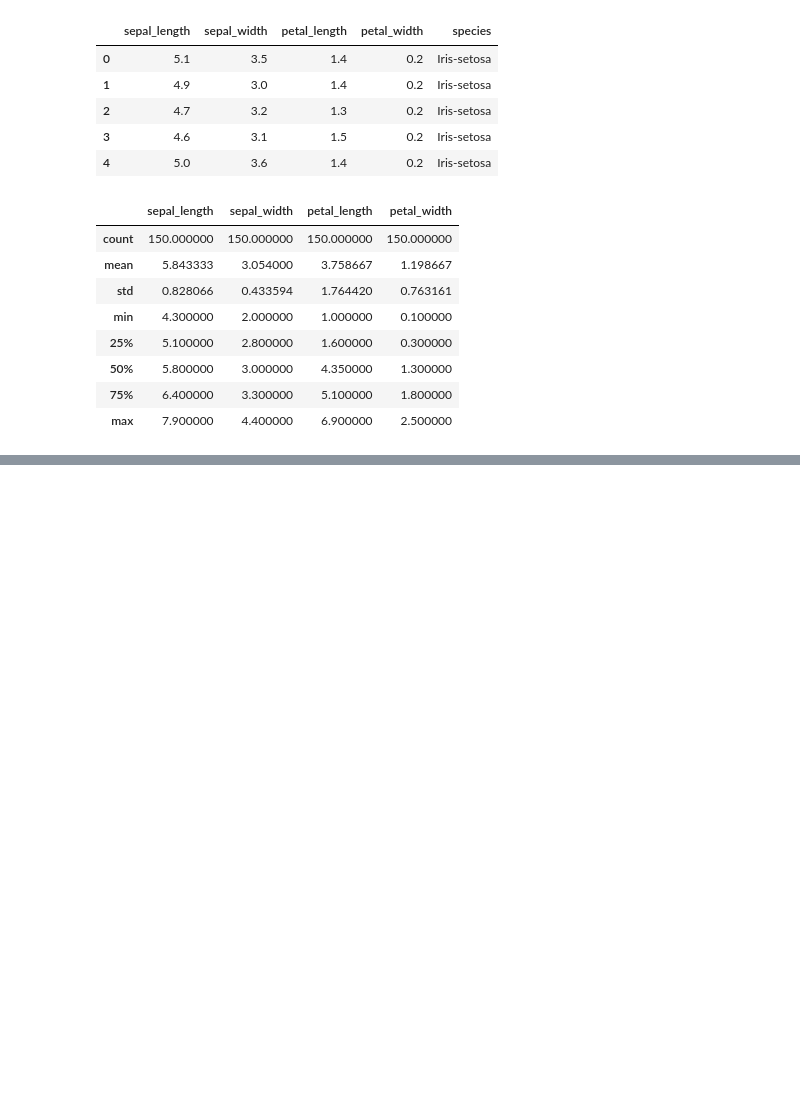
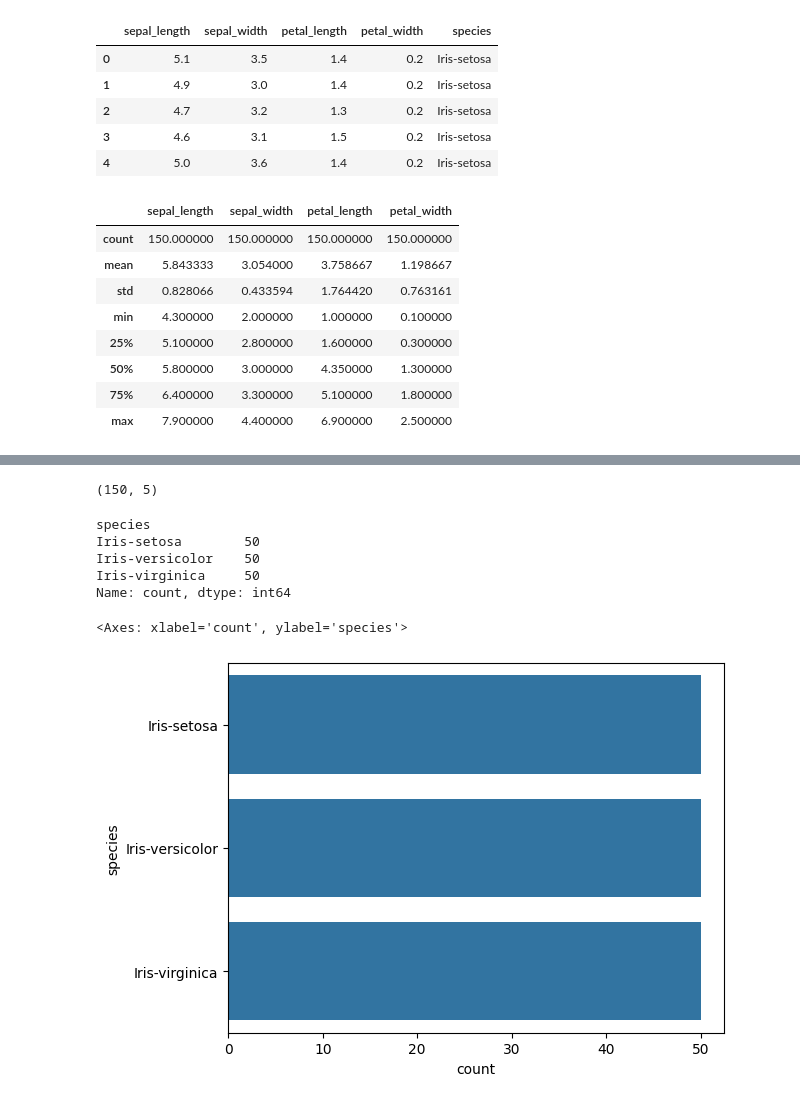
Before and after one commit to Hamdan-Khan/AI-Projects, a Jupyter notebook: classification_iris_flower/main.ipynb, the cells around one changed output, grey strips where cells are left out. Cells and saved outputs as stored; diff of their text form; code cells hidden in the pictures; blank space fills up the shorter version.

```diff
--- a/classification_iris_flower/main.ipynb
+++ b/classification_iris_flower/main.ipynb
@@ -27,0 +43,17 @@ data.describe()
+# %%
+data.shape
+# %% [output]
+(150, 5)
+# %%
+print(data["species"].value_counts())
+# %% [output]
+species
+Iris-setosa        50
+Iris-versicolor    50
+Iris-virginica     50
+Name: count, dtype: int64
+# %%
+sns.countplot(data["species"])
+# %% [output]
+<Axes: xlabel='count', ylabel='species'>
+[figure, added]
```
Also changed, not shown: parts of 2 cells of this notebook.
